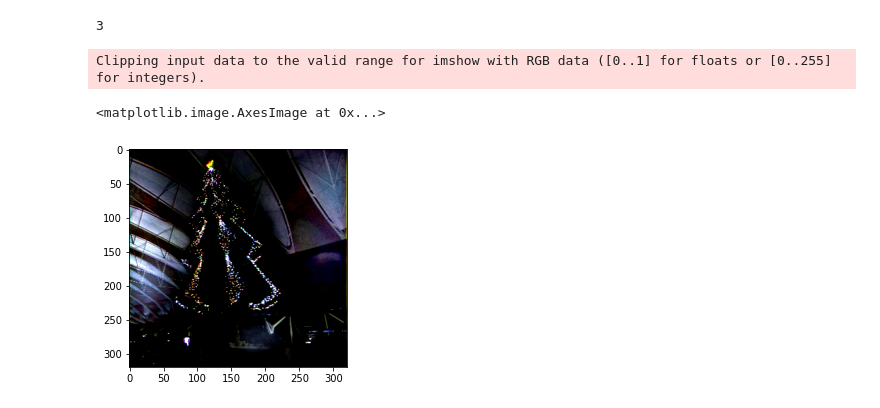
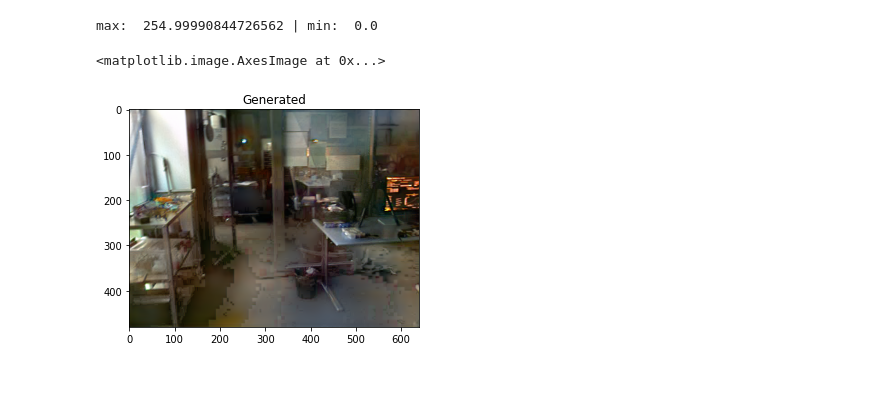
Before and after one commit to savalena/enlighten-gan, a Jupyter notebook: notebooks/train.ipynb, the cells around one changed output. Drawn from its saved outputs; the diff is of its cells as text; code cells hidden in the pictures; blank space fills up the shorter version.

```diff
--- a/notebooks/train.ipynb
+++ b/notebooks/train.ipynb
@@ -21,16 +25,16 @@ from torch.utils.data import DataLoader
 device = torch.device("cuda")
 netG = GeneratorEnlightenGAN()
 netG.to(device)
-# netG = torch.nn.DataParallel(netG, device_ids=[0])
+netG = torch.nn.DataParallel(netG, device_ids=[0])
 
 netD_global = GlobalDiscriminatorEnlightenGAN()
 netD_global.to(device)
-# netD_global = torch.nn.DataParallel(netD_global, device_ids=[0])
+netD_global = torch.nn.DataParallel(netD_global, device_ids=[0])
 
 num_patches = 5
 netD_local = LocalDiscriminatorEnlightenGAN(n=num_patches)
 netD_local.to(device)
-# netD_local = torch.nn.DataParallel(netD_local, device_ids=[0])
+netD_local = torch.nn.DataParallel(netD_local, device_ids=[0])
 
 attention_map = AttentionMapGray()
 criterion = GanLoss()
@@ -40,7 +44,7 @@ netVgg = Vgg16()
 netVgg.to(device)
 model_dir = '../saved_models'
 netVgg.load_state_dict(torch.load(os.path.join(model_dir, 'vgg16.weight')))
-# netVgg = torch.nn.DataParallel(netVgg, device_ids=[0])
+netVgg = torch.nn.DataParallel(netVgg, device_ids=[0])
 
 model = Model(netG, netD_global, netD_local, criterion, netVgg, vgg_loss)
 
@@ -48,6 +52,8 @@ niter = 100
 niter_decay = 100
 dataset_root = '/home/student/Documents/alena/thesis/enlighte-gan-dataset'
 
-dataset = ABDataset(dataset_root, attention_map)
-dataset = DataLoader(dataset, batch_size=5, num_workers=1)
+dataset = ABDataset(dataset_root, attention_map) #,subroot_dark='dark_large', subroot_normal='normal_large')
+dataset = DataLoader(dataset, batch_size=7, num_workers=1)
+
+writer = SummaryWriter()
 # %%
@@ -87,9 +113,21 @@ test
 # %%
-test_image_input = image_loader.load_image('/home/student/Documents/alena/thesis/enlighte-gan-dataset/train/dark/2_1_2.png')
-plt.imshow(test_image_input)
-test_image_input = image_tf.get_transforms(True, 320)(test_image_input)
-print('max: ', test_image_input.max().item(), "| min: ", test_image_input.min().item())
+img_dark_orig = image_utils.load_image('/home/student/Documents/alena/thesis/enlighte-gan-dataset/test/dark/5our_data.jpeg')
+plt.title('Orig image')
+plt.imshow(img_dark_orig)
 
+if img_dark_orig.size[0] > 1000 or img_dark_orig.size[1] > 1000:
+    h, w = img_dark_orig.size
+    img_dark_orig = img_dark_orig.resize((h//2, w//2))
 
-gray = attention_map(test_image_input)
+img_data_cropped = image_utils.crop_image(img_dark_orig, power=16)
+print(img_data_cropped.size)
+
+# h, w = img_dark_orig.size
+# pix_to_crop_h = h % 16
+# pix_to_crop_w = w % 16
+# img_data_cropped = img_dark_orig.crop((0, 0, h - pix_to_crop_h, w - pix_to_crop_w))
+
+img_dark = image_tf.get_transforms(False, 320)(img_data_cropped)
+
+gray = attention_map(img_dark)
 # %% [output]
@@ -113,12 +185,11 @@ Clipping input data to the valid range for imshow with RGB data ([0..1] for floa
 # %%
-prediction = model._netG.forward(test_image_input[None, :, :, :].cuda(), gray[None, :, :, :].cuda())
+prediction = model._netG.forward(img_dark[None, :, :, :].cuda(), gray[None, :, :, :].cuda())
-# %%
-prediction.detach().cpu().shape
-# %% [output]
-3
 # %%
-plt.imshow(prediction.detach().cpu()[0, :, :, :].permute(1, 2, 0))
+predicted_image = (prediction.detach().cpu()[0, :, :, :].permute(1, 2, 0) + 1 ) * 255 /2
+print('max: ', predicted_image.max().item(), "| min: ", predicted_image.min().item())
+plt.title('Generated')
+plt.imshow(predicted_image.numpy().astype(int))
 # %% [output]
-Clipping input data to the valid range for imshow with RGB data ([0..1] for floats or [0..255] for integers).
+max:  254.99990844726562 | min:  0.0
 <matplotlib.image.AxesImage at 0x...>
-[figure, old version]
+[figure, new version]
```
Also changed, not shown: parts of 13 cells of this notebook, 23 other files.
